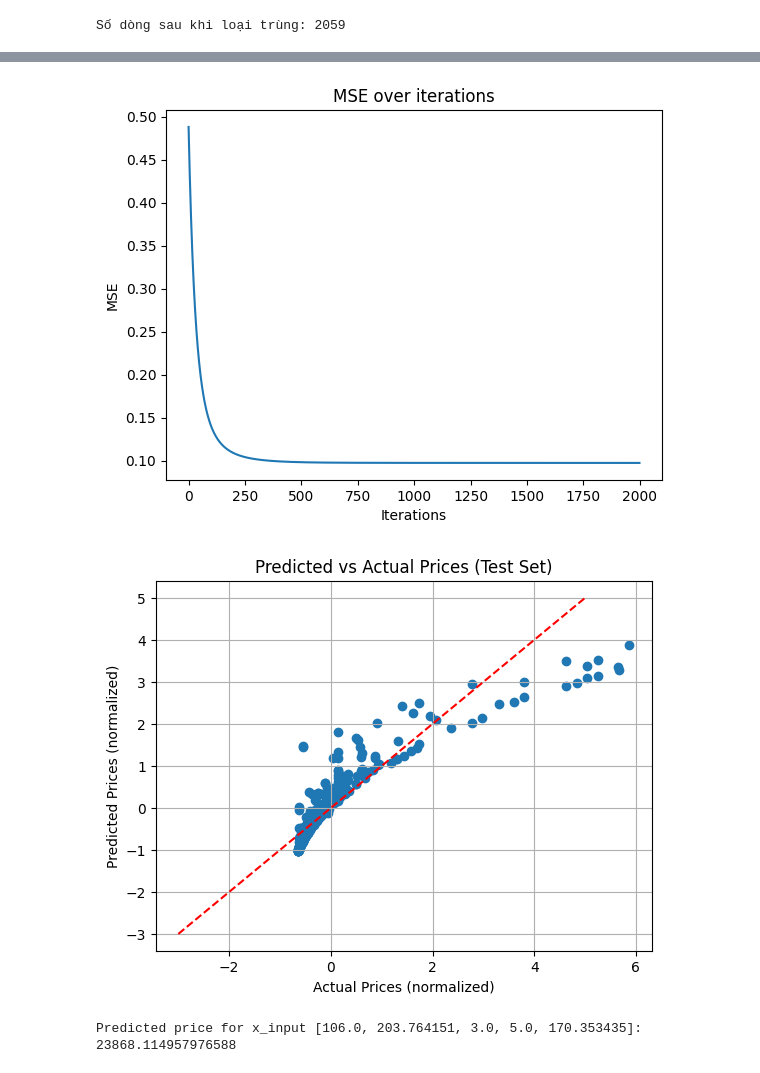
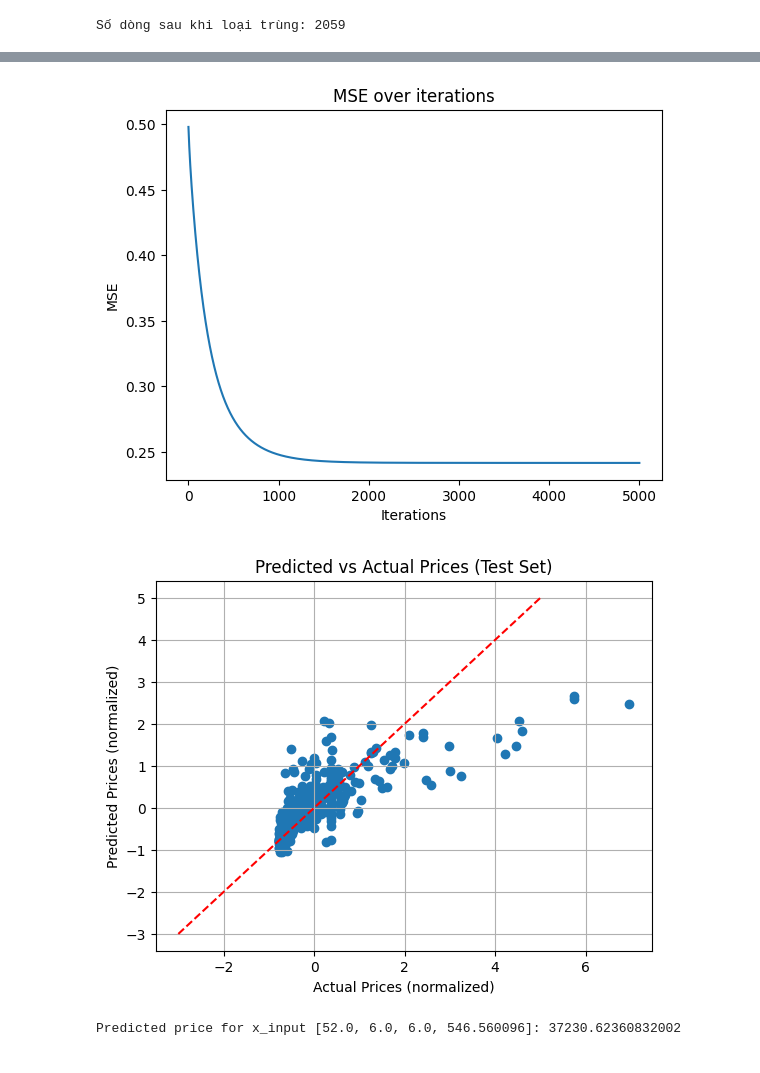
Before and after one commit to KhanhDang21/House_price_prediction, a Jupyter notebook: linear_regression.ipynb, the cells around one changed output, grey strips where cells are left out. Saved outputs shown, nothing was run; the diff lists cells and outputs as text; code cells hidden in the pictures.

```diff
--- a/linear_regression.ipynb
+++ b/linear_regression.ipynb
@@ -162,13 +162,18 @@ Số dòng sau khi loại trùng: 2059
 # %%
 df["Giá_trên_m2_thực_tế"] = df["Giá"] / df["Diện tích"]
 
-df = df[(df["Giá_trên_m2_thực_tế"] >= df["Giá_trên_m2_thực_tế"].quantile(0.01)) & (df["Giá_trên_m2_thực_tế"] <= df["Giá_trên_m2_thực_tế"].quantile(0.99))]
-df = df[(df["Giá"] >= df["Giá"].quantile(0.01)) & (df["Giá"] <= df["Giá"].quantile(0.99))]
-df = df[(df["Diện tích"] >= df["Diện tích"].quantile(0.01)) & (df["Diện tích"] <= df["Diện tích"].quantile(0.99))]
+df = df[(df["Giá_trên_m2_thực_tế"] >= df["Giá_trên_m2_thực_tế"].quantile(0.02)) & (df["Giá_trên_m2_thực_tế"] <= df["Giá_trên_m2_thực_tế"].quantile(0.98))]
+df = df[(df["Giá"] >= df["Giá"].quantile(0.02)) & (df["Giá"] <= df["Giá"].quantile(0.98))]
+df = df[(df["Diện tích"] >= df["Diện tích"].quantile(0.02)) & (df["Diện tích"] <= df["Diện tích"].quantile(0.98))]
 
 mean_price_by_location = df.groupby("Vị trí")["Giá_trên_m2_thực_tế"].mean()
 df["Vị trí_embedding"] = df["Vị trí"].map(mean_price_by_location)
 
+'''
+tay_ho_df = df[df["Vị trí"].str.strip().str.lower() == "hoàn kiếm"]
+top_10_tay_ho = tay_ho_df.head(10)
+display(top_10_tay_ho)
+'''
 
 display(df.head(10))
 # %% [output]
@@ -184,7 +189,7 @@ display(df.head(10))
 | 8 | Giá tốt (156tr/m2): Quỹ căn Vinho... | Ba Đình | 26500.0 | 146.0 | 181.51 | 4.0 | 5.0 | 181.506849 | ... |
 | 10 | Bán nhà mặt phố Nguyên Hồng, qu... | Ba Đình | 5200.0 | 50.0 | 104.00 | 5.0 | 5.0 | 104.000000 | ... |
 # %%
-df = df[["Giá", "Diện tích", "Giá_trên_m2_thực_tế", "Phòng ngủ", "Phòng WC", "Vị trí_embedding"]]
+df = df[["Giá", "Diện tích", "Phòng ngủ", "Phòng WC", "Vị trí_embedding"]]
 
 def hypothesis(X, w, b):
     return np.dot(X, w) + b
@@ -213,7 +218,7 @@ def gradient_descent(X, y, w, b, learning_rate, iterations):
         mse = compute_mse(X, y, w, b)
         mse_history.append(mse)
 
-        if i % 100 == 0:
+        if i % 1000 == 0:
             print(f"Iteration {i}: MSE = {mse}")
 
     return w, b, mse_history
@@ -221,8 +226,8 @@ def gradient_descent(X, y, w, b, learning_rate, iterations):
 X = df.drop(columns="Giá").values
 y = df["Giá"].values
 
-X_mean = np.mean(X, axis=0)
-X_std = np.std(X, axis=0)
+X_mean = np.mean(X)
+X_std = np.std(X)
 X = (X - X_mean) / X_std
 
 y_mean = np.mean(y)
@@ -236,9 +241,9 @@ X_train, X_test, y_train, y_test = train_test_split(X, y, test_size=0.2, random_
 w_initial = np.zeros(X.shape[1])
 b_initial = 0
 learning_rate = 0.01
-iterations = 2000
+iterations = 5000
 
-# Training model
+# Huấn luyện mô hình
 w_optimal, b_optimal, mse_history = gradient_descent(X, y, w_initial, b_initial, learning_rate, iterations)
 
 # Đánh giá mô hình
@@ -246,7 +251,16 @@ mse_train = compute_mse(X_train, y_train, w_optimal, b_optimal)
 mse_test = compute_mse(X_test, y_test, w_optimal, b_optimal)
 print(f"MSE Train: {mse_train}")
 print(f"MSE Test: {mse_test}")
-print("MSE_Test - MSE_Train: {}".format(mse_test - mse_train))
+print("MSE_Test - MSE_Train: {}".format(abs(mse_test - mse_train)))
+
+y_test_pred = hypothesis(X_test, w_optimal, b_optimal)
+
+ss_res = np.sum((y_test - y_test_pred) ** 2)
+ss_tot = np.sum((y_test - np.mean(y_test)) ** 2)
+
+r2 = 1 - (ss_res / ss_tot)
+
+print("R²:", r2)
 
 print(f"Optimal weights: {w_optimal}")
 print(f"Optimal bias: {b_optimal}")
@@ -261,8 +275,6 @@ plt.ylabel("MSE")
 plt.title("MSE over iterations")
 plt.show()
 
-y_test_pred = hypothesis(X_test, w_optimal, b_optimal)
-
 # Vẽ đồ thị so sánh giá thực tế và giá dự đoán
 plt.scatter(y_test, y_test_pred)
 plt.xlabel("Actual Prices (normalized)")
@@ -272,13 +284,13 @@ plt.plot([-3, 5], [-3, 5], 'r--')
 plt.grid(True)
 plt.show()
 
-def f(a, b, c, d, e, bias):
-    normalized_features = np.array([a, b, c, d, e])
+def f(a, b, c, d, bias):
+    normalized_features = np.array([a, b, c, d])
     normalized_features = (normalized_features - X_mean) / X_std
     result = np.dot(normalized_features, w_optimal) + b_optimal
     return result * y_std + y_mean
 
-x_input = [106.0, 203.764151, 3.0, 5.0, 170.353435]
+x_input = [52.0, 6.0, 6.0, 546.560096]
 
 y_pred = f(*x_input, b_optimal)
 print(f"Predicted price for x_input {x_input}: {y_pred}")
@@ -303,3 +309,3 @@ Optimal bias: -2.220902931153448e-16
-[figure, old version]
+[figure, new version]
-[figure, old version]
+[figure, new version]
-Predicted price for x_input [106.0, 203.764151, 3.0, 5.0, 170.353435]: 23868.114957976588
+Predicted price for x_input [52.0, 6.0, 6.0, 546.560096]: 37230.62360832002
```
Also changed, not shown: parts of 1 cell of this notebook.
